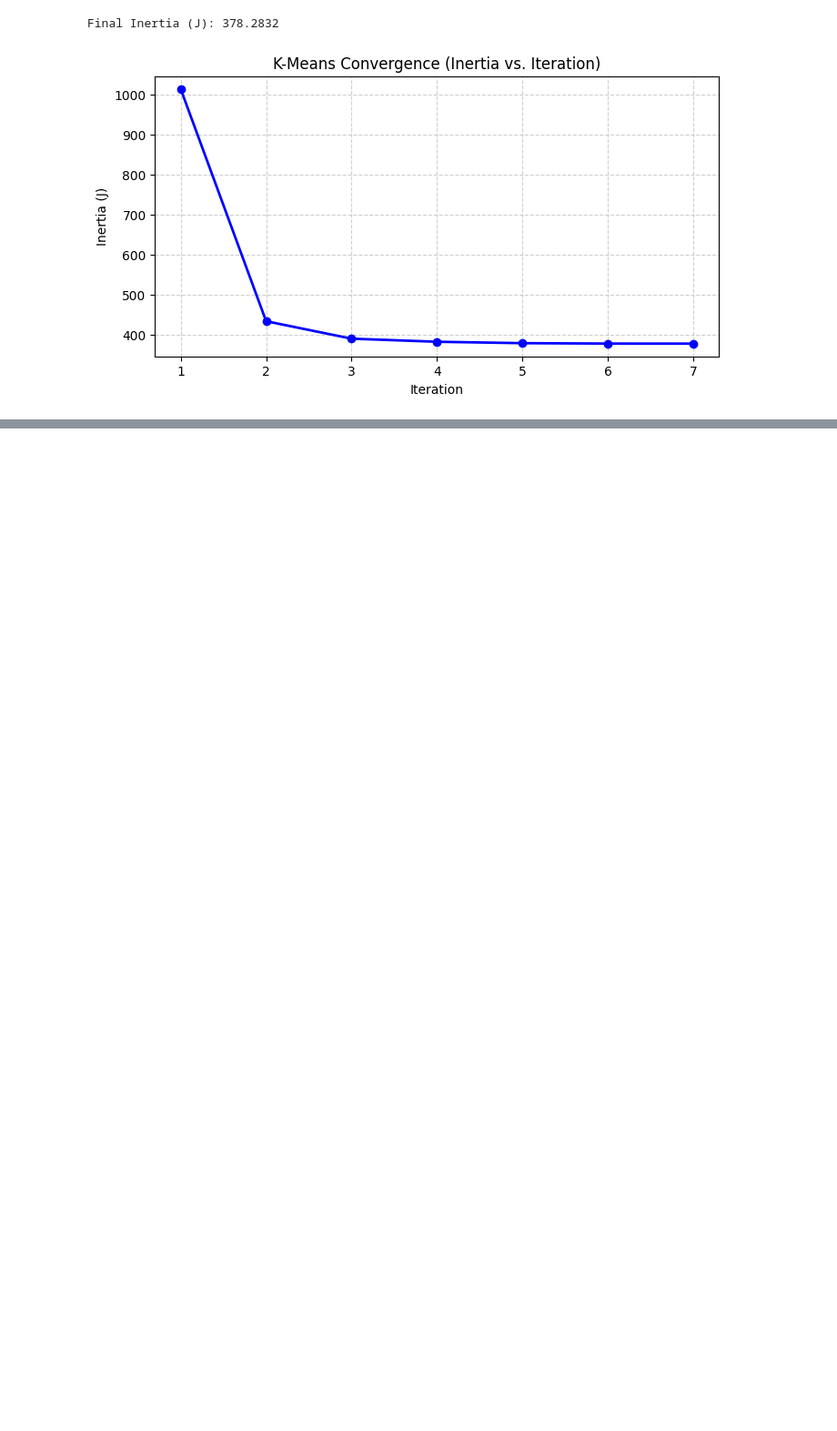
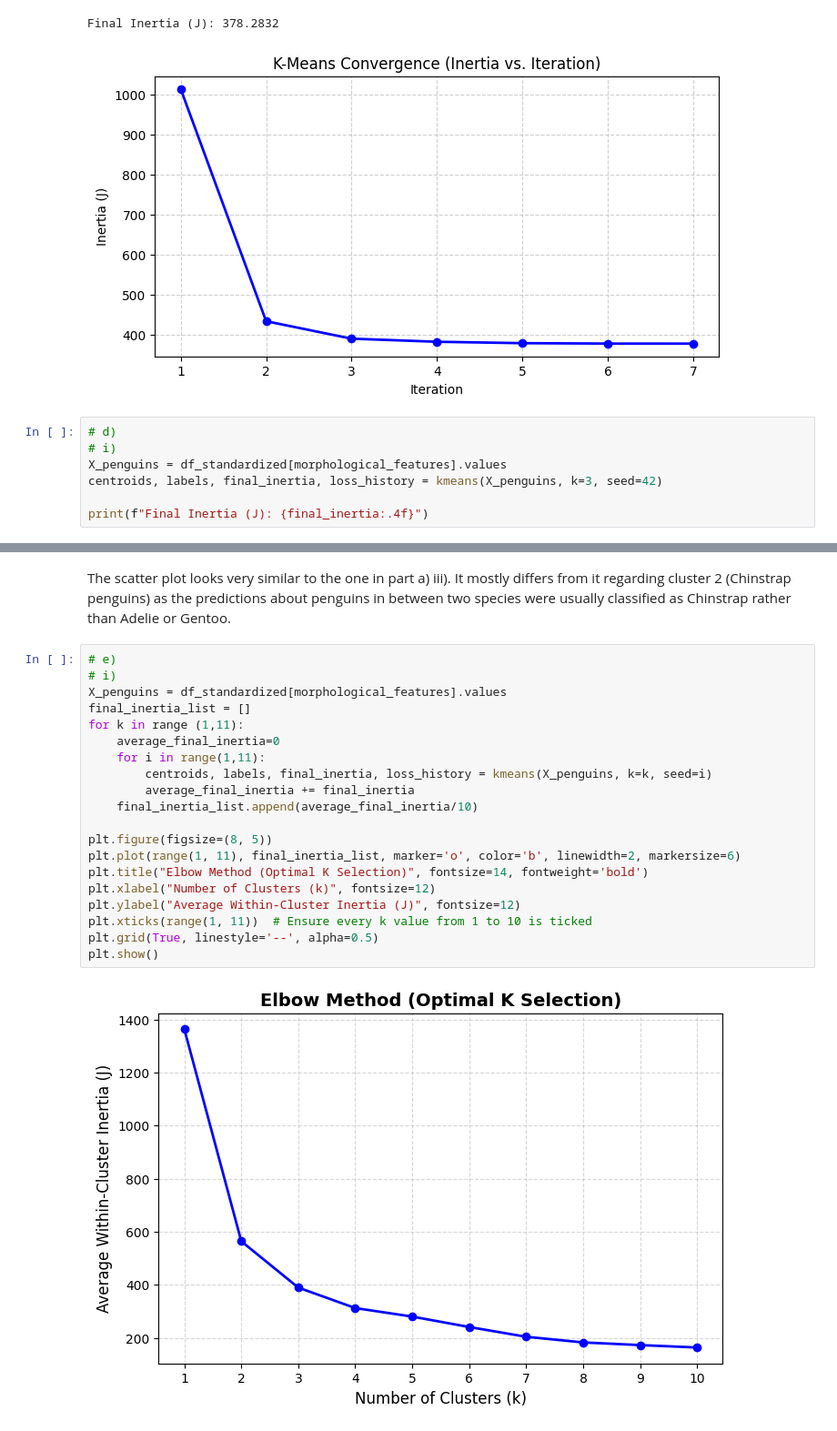
Before and after one commit to Pedro-Langone/EC146, a Jupyter notebook: hw3/hw3_3.ipynb, the cells around one changed output, grey strips where cells are left out. Shown at 91% size. Saved outputs shown, nothing was run; the diff lists cells and outputs as text; blank space fills up the shorter version.

```diff
--- a/hw3/hw3_3.ipynb
+++ b/hw3/hw3_3.ipynb
@@ -187,3 +187,10 @@ plt.show()
 # %% [output]
 Final Inertia (J): 378.2832
 [figure]
+# %%
+# d)
+# i)
+X_penguins = df_standardized[morphological_features].values
+centroids, labels, final_inertia, loss_history = kmeans(X_penguins, k=3, seed=42)
+
+print(f"Final Inertia (J): {final_inertia:.4f}")
@@ -189,0 +270,24 @@ Final Inertia (J): 378.2832
+# %% [markdown]
+The scatter plot looks very similar to the one in part a) iii). It mostly differs from it regarding cluster 2 (Chinstrap penguins) as the predictions about penguins in between two species were usually classified as Chinstrap rather than Adelie or Gentoo.
+# %%
+# e)
+# i)
+X_penguins = df_standardized[morphological_features].values
+final_inertia_list = []
+for k in range (1,11):
+    average_final_inertia=0
+    for i in range(1,11):
+        centroids, labels, final_inertia, loss_history = kmeans(X_penguins, k=k, seed=i)
+        average_final_inertia += final_inertia
+    final_inertia_list.append(average_final_inertia/10)
+
+plt.figure(figsize=(8, 5))
+plt.plot(range(1, 11), final_inertia_list, marker='o', color='b', linewidth=2, markersize=6)
+plt.title("Elbow Method (Optimal K Selection)", fontsize=14, fontweight='bold')
+plt.xlabel("Number of Clusters (k)", fontsize=12)
+plt.ylabel("Average Within-Cluster Inertia (J)", fontsize=12)
+plt.xticks(range(1, 11))  # Ensure every k value from 1 to 10 is ticked
+plt.grid(True, linestyle='--', alpha=0.5)
+plt.show()
+# %% [output]
+[figure, added]
```
Also changed, not shown: parts of 13 cells of this notebook.
